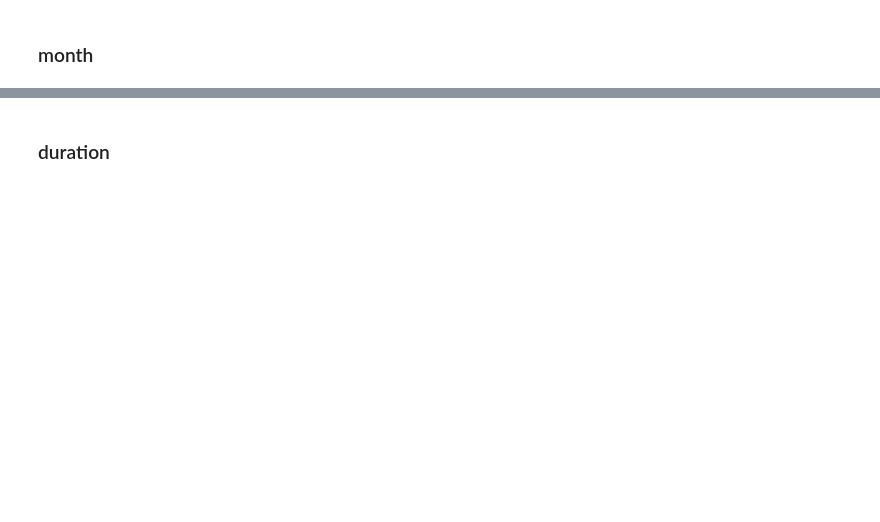
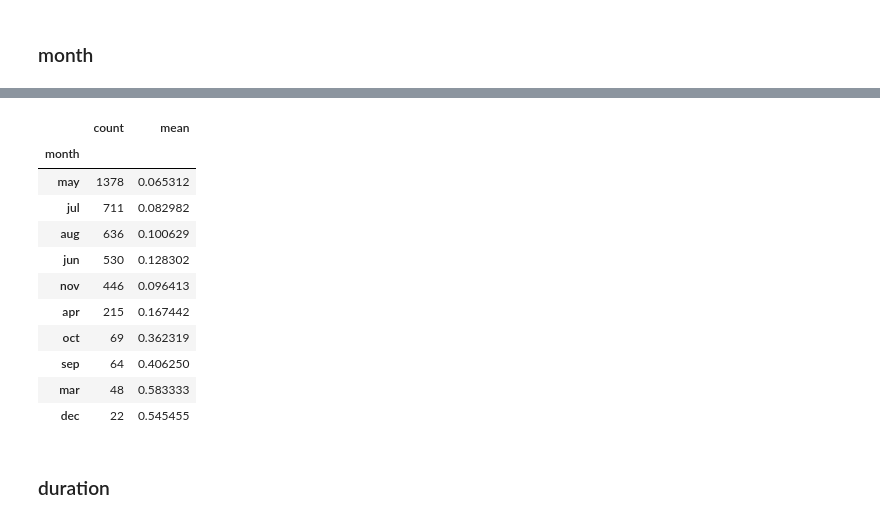
Before and after one commit to stephenhsiao/GA-SEA-DAT2, a Jupyter notebook: notebooks/10_bank_exercise.ipynb, the cells around one changed output, grey strips where cells are left out. Cells and saved outputs as stored; diff of their text form; code cells hidden in the pictures; blank space fills up the shorter version.

```diff
--- a/notebooks/10_bank_exercise.ipynb
+++ b/notebooks/10_bank_exercise.ipynb
@@ -62,2 +139,19 @@ bank.head()
+# %%
+# but, it looks like their success rate is actually just correlated with number of calls
+# thus, the month feature is unlikely to generalize
+bank.groupby('month').outcome.agg(['count', 'mean']).sort_values(by='count', ascending=False)
+# %% [output]
+|  | count | mean |
+| month |  |  |
+| may | 1378 | 0.065312 |
+| jul | 711 | 0.082982 |
+| aug | 636 | 0.100629 |
+| jun | 530 | 0.128302 |
+| nov | 446 | 0.096413 |
+| apr | 215 | 0.167442 |
+| oct | 69 | 0.362319 |
+| sep | 64 | 0.406250 |
+| mar | 48 | 0.583333 |
+| dec | 22 | 0.545455 |
 # %% [markdown]
 ### duration
```
Also changed, not shown: parts of 29 cells of this notebook.
